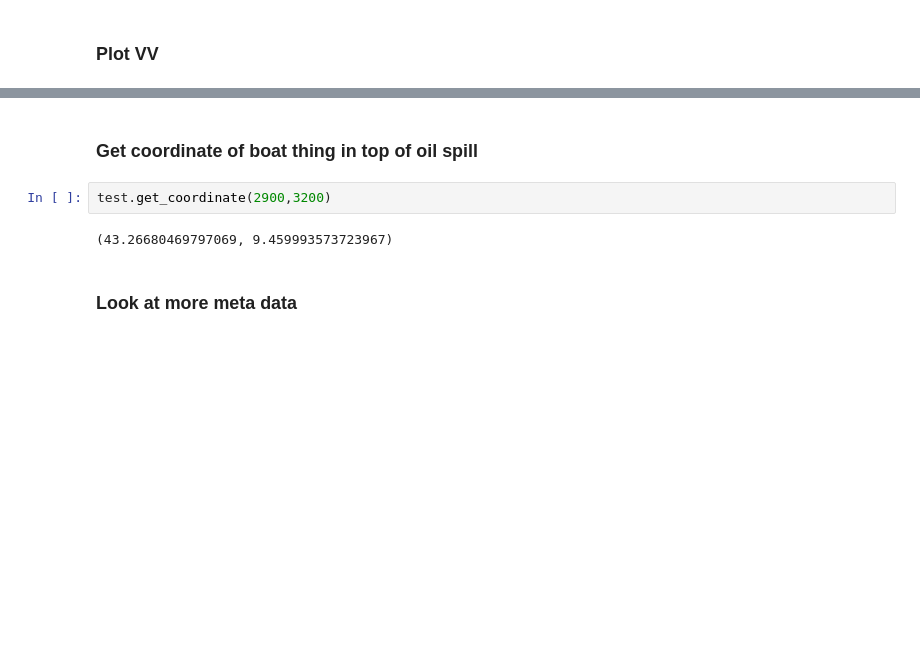
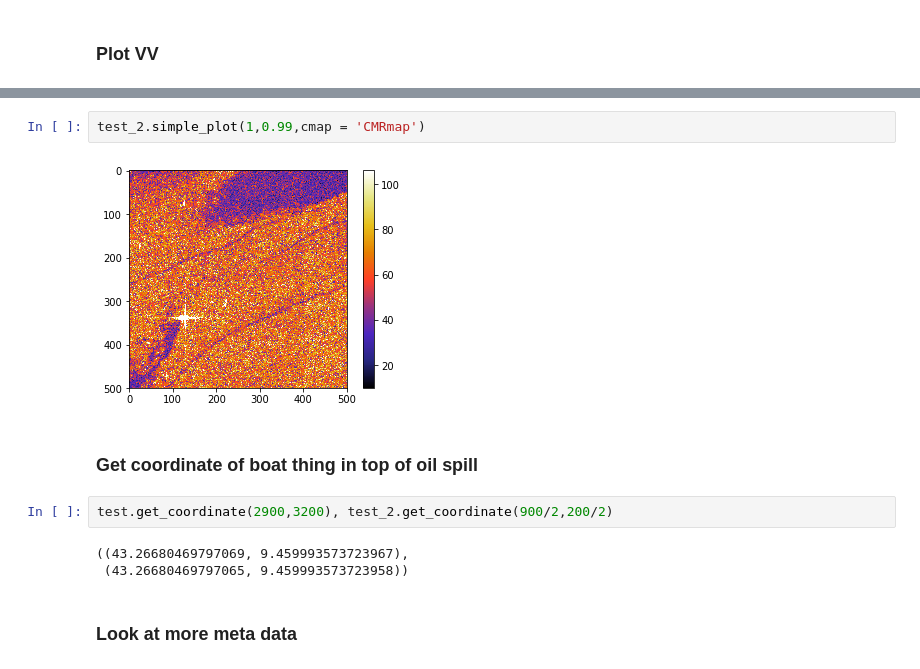
Before and after one commit to eyhl/sarpy, a Jupyter notebook: Load_example.ipynb, the cells around one changed output, grey strips where cells are left out. Cells and saved outputs as stored; diff of their text form; blank space fills up the shorter version.

```diff
--- a/Load_example.ipynb
+++ b/Load_example.ipynb
@@ -73,9 +50,14 @@ a=plt.imshow(test.bands[1],cmap = 'CMRmap',vmin=0,vmax=np.quantile(test.bands[1]
+# %%
+test_2.simple_plot(1,0.99,cmap = 'CMRmap')
+# %% [output]
+[figure, added]
 # %% [markdown]
 ### Get coordinate of boat thing in top of oil spill
 # %%
-test.get_coordinate(2900,3200)
+test.get_coordinate(2900,3200), test_2.get_coordinate(900/2,200/2)
 # %% [output]
-(43.26680469797069, 9.459993573723967)
+((43.26680469797069, 9.459993573723967),
+ (43.26680469797065, 9.459993573723958))
 # %% [markdown]
 ### Look at more meta data
 # %%
```
Also changed, not shown: parts of 16 cells of this notebook.
